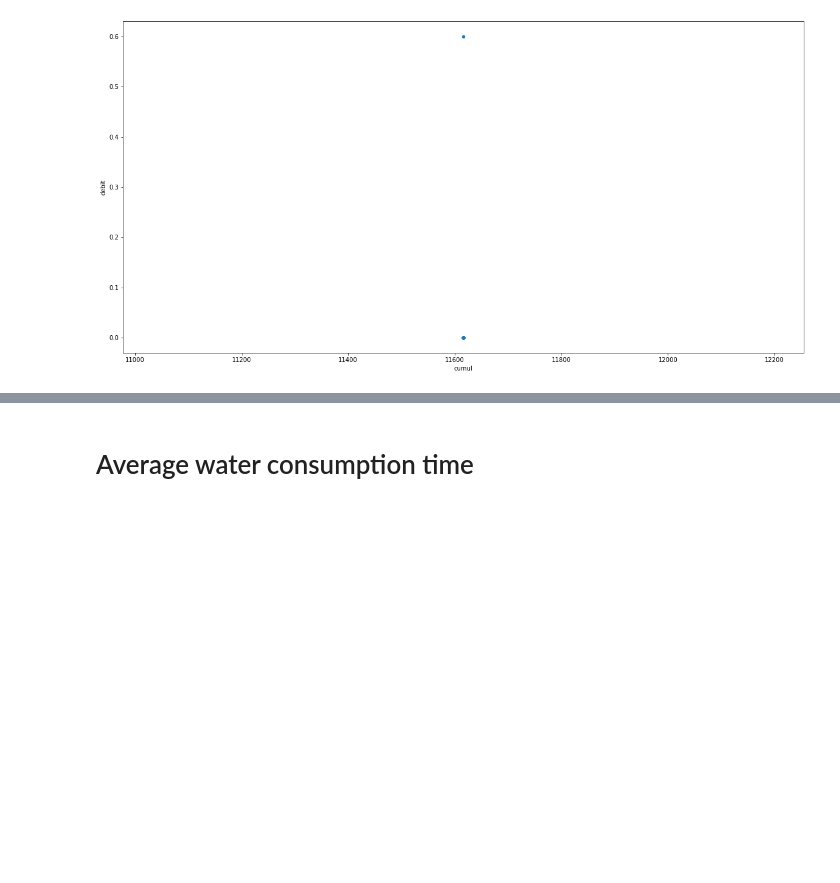
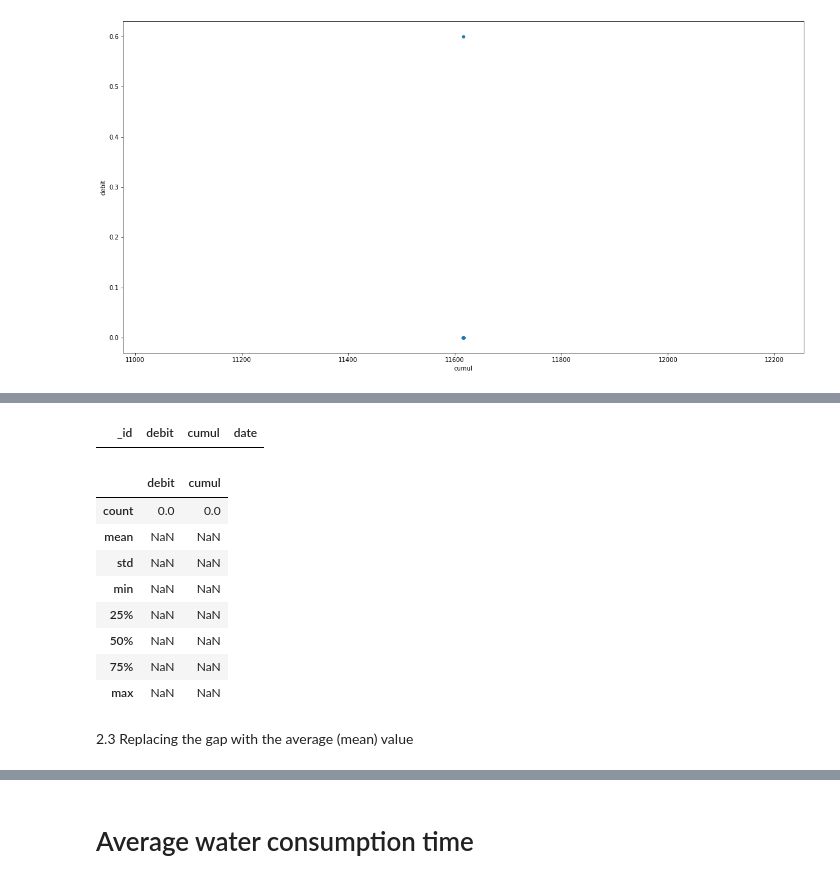
Before and after one commit to Cyrine-afk/Water-Consumption, a Jupyter notebook: Water DB.ipynb, the cells around one changed output, grey strips where cells are left out. Drawn from its saved outputs; the diff is of its cells as text; code cells hidden in the pictures; blank space fills up the shorter version.

Commit message:
Removing data gap

```diff
--- a/Water DB.ipynb
+++ b/Water DB.ipynb
@@ -452,0 +464,4 @@ cumul_gaps3[['cumul','debit']].plot(kind='scatter', x='cumul', y='debit', figsiz
+# %%
+#creating a new data subset
+gap_subset = water_json_subset[['_id', 'debit', 'cumul', 'date']]
+gap_subset
@@ -452,0 +482,22 @@ cumul_gaps3[['cumul','debit']].plot(kind='scatter', x='cumul', y='debit', figsiz
+# %%
+#We will remove the outliers' rows from the subset dataset in order to be able to calculate the maximum and_or average value of cumul & debit without having it affected by the outliers' gapped data
+gap_subset = gap_subset[(gap_subset.cumul<11616.3) & (gap_subset.cumul>14500)]
+gap_subset
+# %% [output]
+|  | _id | debit | cumul | date |
+# %%
+#we will group the obtained datasets by the debit values
+stats1 = gap_subset.describe()
+stats1
+# %% [output]
+|  | debit | cumul |
+| count | 0.0 | 0.0 |
+| mean | NaN | NaN |
+| std | NaN | NaN |
+| min | NaN | NaN |
+| 25% | NaN | NaN |
+| 50% | NaN | NaN |
+| 75% | NaN | NaN |
+| max | NaN | NaN |
+# %% [markdown]
+2.3 Replacing the gap with the average (mean) value
```
Also changed, not shown: parts of 14 cells of this notebook.
